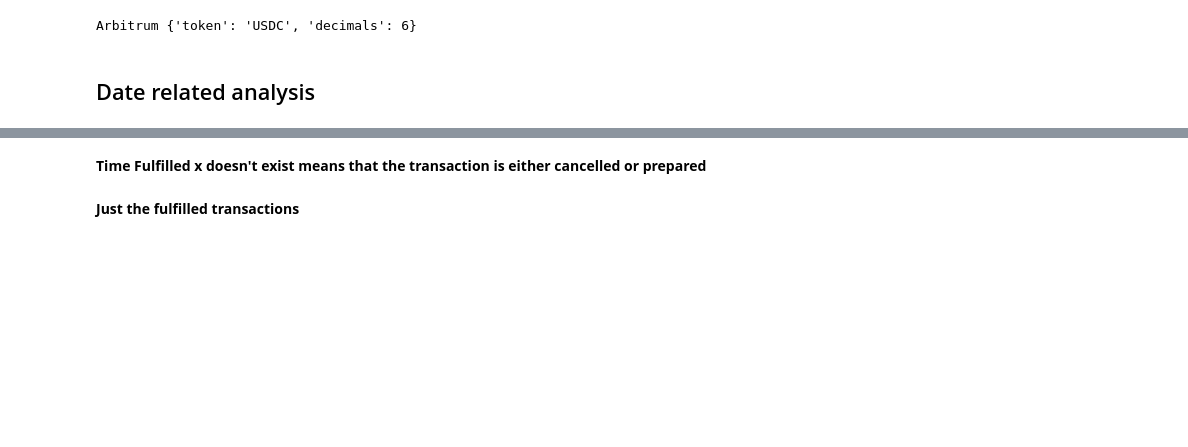
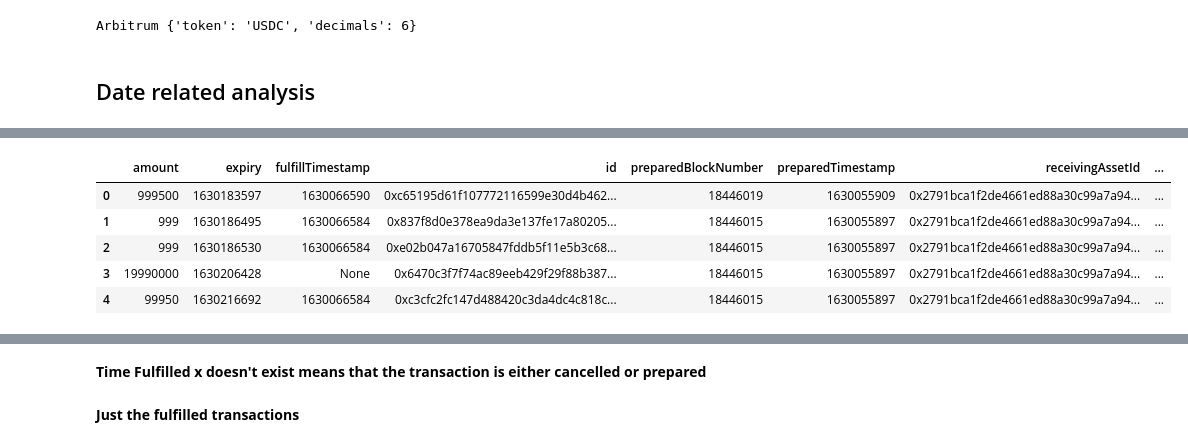
Before and after one commit to enzotavares/lifi-analytics-backend, a Jupyter notebook: subgraph_analysis.ipynb, the cells around one changed output, grey strips where cells are left out. Saved outputs shown, nothing was run; the diff lists cells and outputs as text; code cells hidden in the pictures; blank space fills up the shorter version.

```diff
--- a/subgraph_analysis.ipynb
+++ b/subgraph_analysis.ipynb
@@ -729 +674,11 @@ two_sided_txns["expiry_time"] = two_sided_txns["expiry"].apply(lambda x: pd.to_d
+# %%
+compact_data_txns = two_sided_txns.drop(["receivingChainId", "chainId", "sendingChainId"], axis=1)
+compact_data_txns.head()
+# %% [output]
+|  | amount | expiry | fulfillTimestamp | id | preparedBlockNumber | preparedTimestamp | receivingAssetId | ... |
+| 0 | 999500 | 1630183597 | 1630066590 | 0xc65195d61f107772116599e30d4b462... | 18446019 | 1630055909 | 0x2791bca1f2de4661ed88a30c99a7a94... | ... |
+| 1 | 999 | 1630186495 | 1630066584 | 0x837f8d0e378ea9da3e137fe17a80205... | 18446015 | 1630055897 | 0x2791bca1f2de4661ed88a30c99a7a94... | ... |
+| 2 | 999 | 1630186530 | 1630066584 | 0xe02b047a16705847fddb5f11e5b3c68... | 18446015 | 1630055897 | 0x2791bca1f2de4661ed88a30c99a7a94... | ... |
+| 3 | 19990000 | 1630206428 | None | 0x6470c3f7f74ac89eeb429f29f88b387... | 18446015 | 1630055897 | 0x2791bca1f2de4661ed88a30c99a7a94... | ... |
+| 4 | 99950 | 1630216692 | 1630066584 | 0xc3cfc2fc147d488420c3da4dc4c818c... | 18446015 | 1630055897 | 0x2791bca1f2de4661ed88a30c99a7a94... | ... |
 # %%
```
Also changed, not shown: parts of 49 cells of this notebook, 6 other files.
